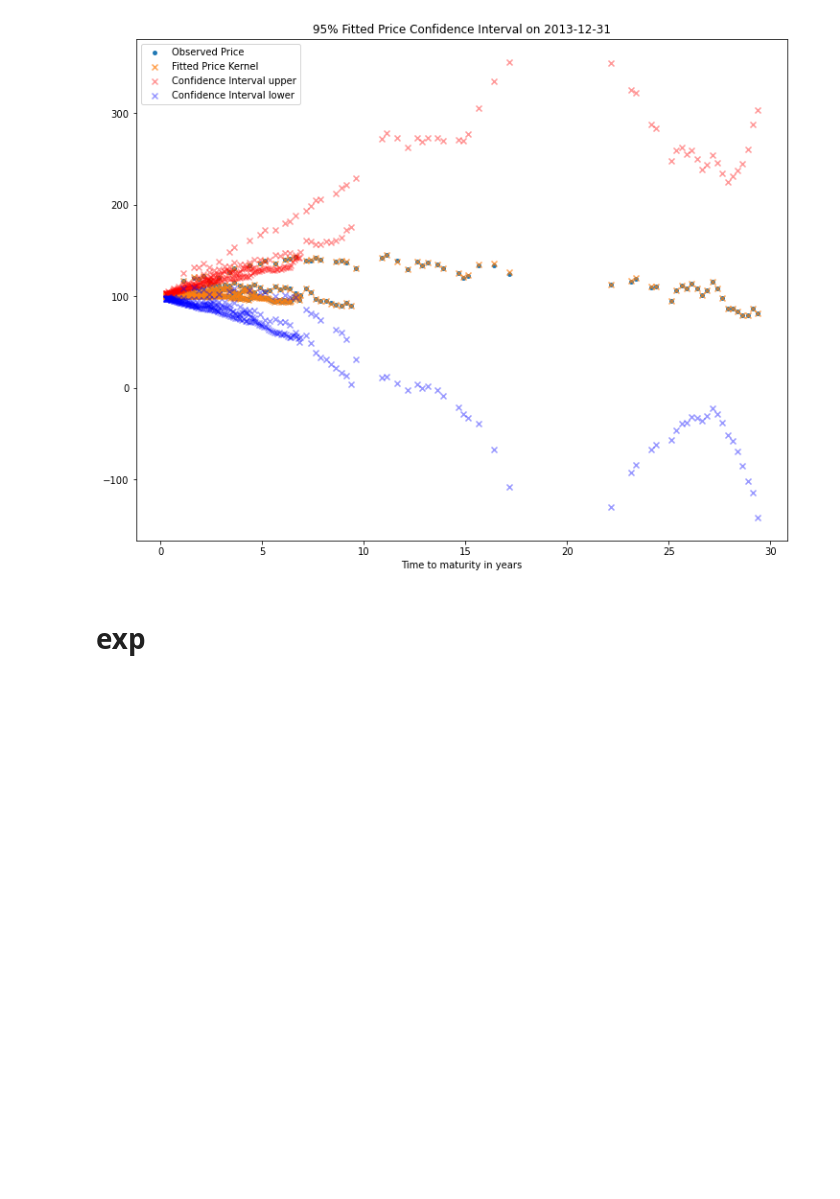
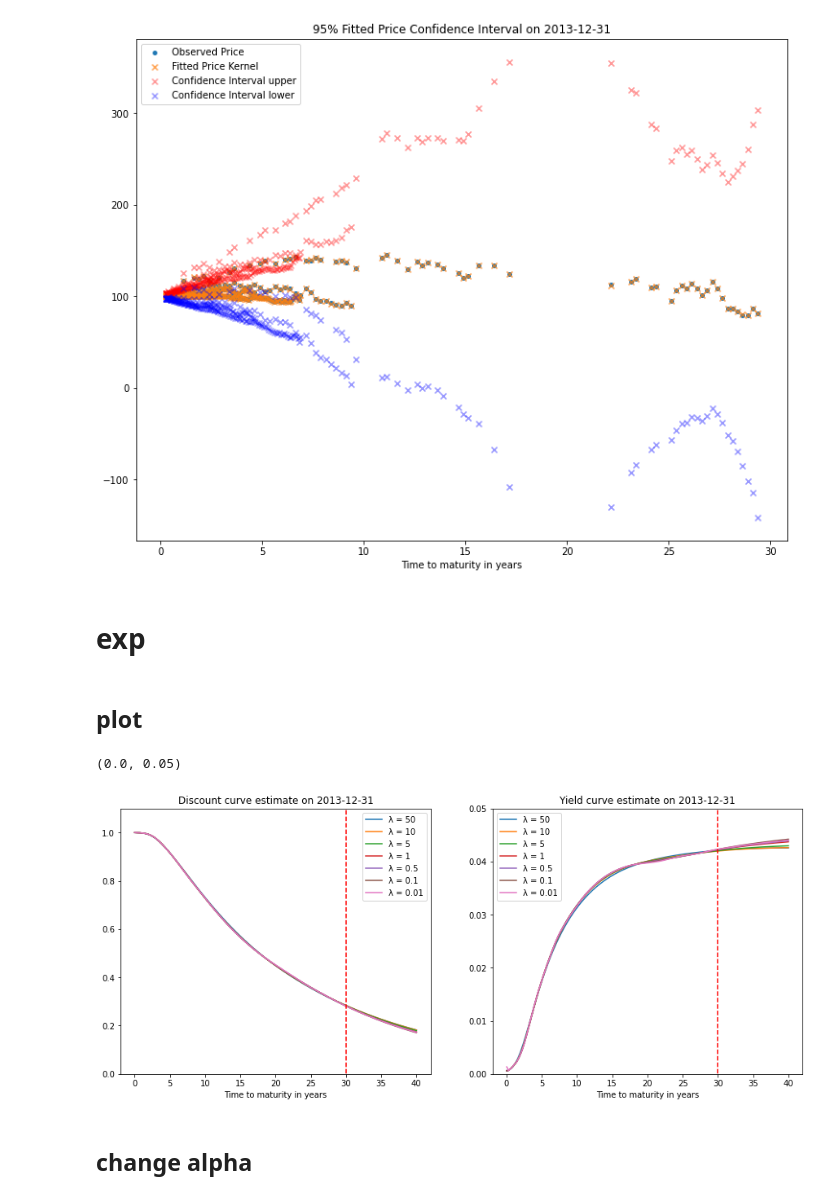
Before and after one commit to Lindi1907/Robust-Machine-Learning-for-Yield-Curve-Estimation, a Jupyter notebook: code&data/KR_example.ipynb, the cells around one changed output. Drawn from its saved outputs; the diff is of its cells as text; code cells hidden in the pictures; blank space fills up the shorter version.

```diff
--- a/code&data/KR_example.ipynb
+++ b/code&data/KR_example.ipynb
@@ -772,0 +833,58 @@ ax_1.set_xlabel('Time to maturity in years');
+# %%
+ridge=0.1 #lambda
+
+dict_fit_exp_01={}
+dict_fit_exp_01 = kr_model.KR(C=dict_data[date]['C'], # cashflow matrix
+                        B=dict_data[date]['B'], # price vector
+                        ridge=ridge, # ridge hyper-parameter
+                        inv_w=dict_data[date]['inv_w'], # inverse of the weighting vector
+                        K=K_40y # kernel matrix
+                    )
+# %%
+ridge=0.01 #lambda
+
+dict_fit_exp_001={}
+dict_fit_exp_001 = kr_model.KR(C=dict_data[date]['C'], # cashflow matrix
+                        B=dict_data[date]['B'], # price vector
+                        ridge=ridge, # ridge hyper-parameter
+                        inv_w=dict_data[date]['inv_w'], # inverse of the weighting vector
+                        K=K_40y # kernel matrix
+                    )
+# %% [markdown]
+## plot
+# %%
+
+fig = plt.figure(figsize=(15, 6))
+ax, ax_1 = fig.add_subplot(1,2,1), fig.add_subplot(1,2,2)
+
+ax.plot(np.arange(1,1+N2)/365, dict_fit_exp_50['g_solved'][:N2], label='\u03BB = 50')
+ax.plot(np.arange(1,1+N2)/365, dict_fit_exp_10['g_solved'][:N2], label='\u03BB = 10')
+ax.plot(np.arange(1,1+N2)/365, dict_fit_exp_5['g_solved'][:N2], label='\u03BB = 5')
+ax.plot(np.arange(1,1+N2)/365, dict_fit_exp['g_solved'][:N2], label='\u03BB = 1')
+ax.plot(np.arange(1,1+N2)/365, dict_fit_exp_05['g_solved'][:N2], label='\u03BB = 0.5')
+ax.plot(np.arange(1,1+N2)/365, dict_fit_exp_01['g_solved'][:N2], label='\u03BB = 0.1')
+ax.plot(np.arange(1,1+N2)/365, dict_fit_exp_001['g_solved'][:N2], label='\u03BB = 0.01')
+ax.vlines(30, ymin=-0.5,ymax=1.5, color = "red", linestyles="dashed")
+
+ax_1.plot(np.arange(1,1+N2)/365, dict_fit_exp_50['y_solved'][:N2], label='\u03BB = 50')
+ax_1.plot(np.arange(1,1+N2)/365, dict_fit_exp_10['y_solved'][:N2], label='\u03BB = 10')
+ax_1.plot(np.arange(1,1+N2)/365, dict_fit_exp_5['y_solved'][:N2], label='\u03BB = 5')
+ax_1.plot(np.arange(1,1+N2)/365, dict_fit_exp['y_solved'][:N2], label='\u03BB = 1')
+ax_1.plot(np.arange(1,1+N2)/365, dict_fit_exp_05['y_solved'][:N2], label='\u03BB = 0.5')
+ax_1.plot(np.arange(1,1+N2)/365, dict_fit_exp_01['y_solved'][:N2], label='\u03BB = 0.1')
+ax_1.plot(np.arange(1,1+N2)/365, dict_fit_exp_001['y_solved'][:N2], label='\u03BB = 0.01')
+ax_1.vlines(30, ymin=-0.5,ymax=1.5,  color = "red", linestyles="dashed")
+
+ax.legend()
+ax_1.legend()
+ax.set_title('Discount curve estimate on {}'.format(date))
+ax_1.set_title('Yield curve estimate on {}'.format(date))
+ax.set_xlabel('Time to maturity in years')
+ax_1.set_xlabel('Time to maturity in years')
+ax.set_ylim(0,1.1)
+ax_1.set_ylim(0,0.05)
+# %% [output]
+(0.0, 0.05)
+[figure, added]
+# %% [markdown]
+## change alpha
```
Also changed, not shown: parts of 34 cells of this notebook, 8 other files.
